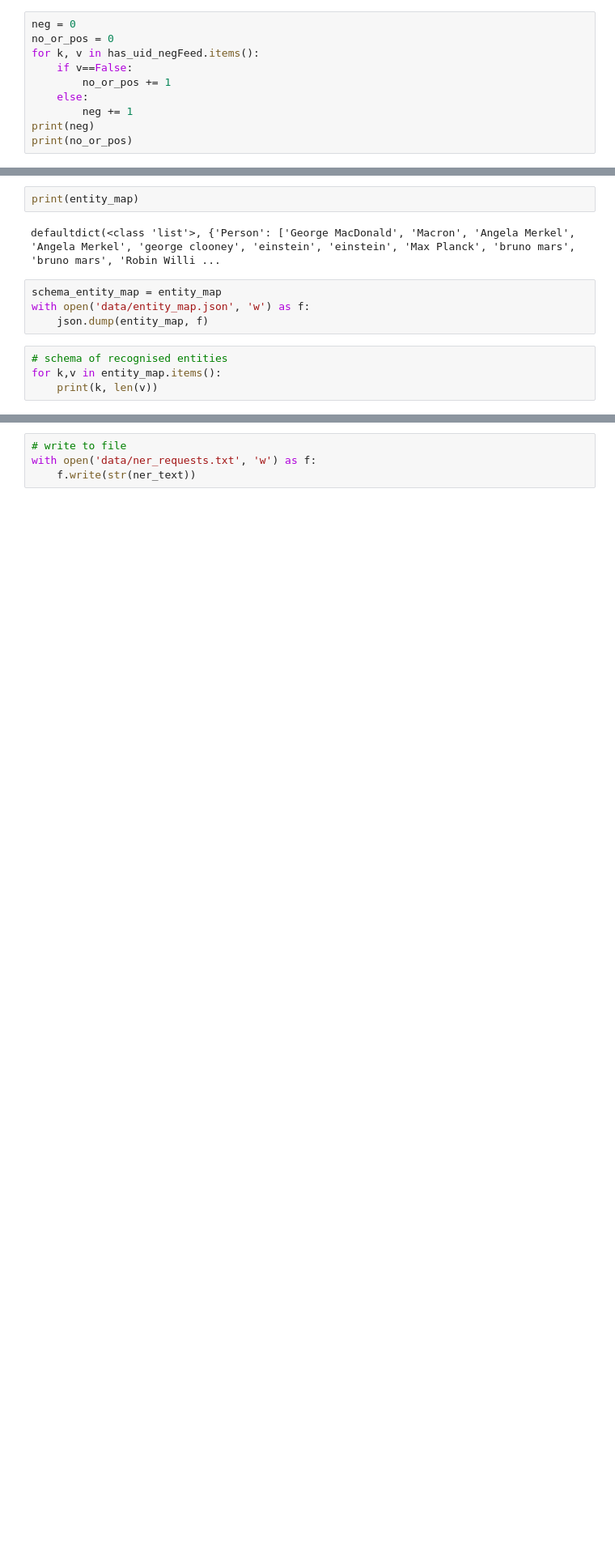
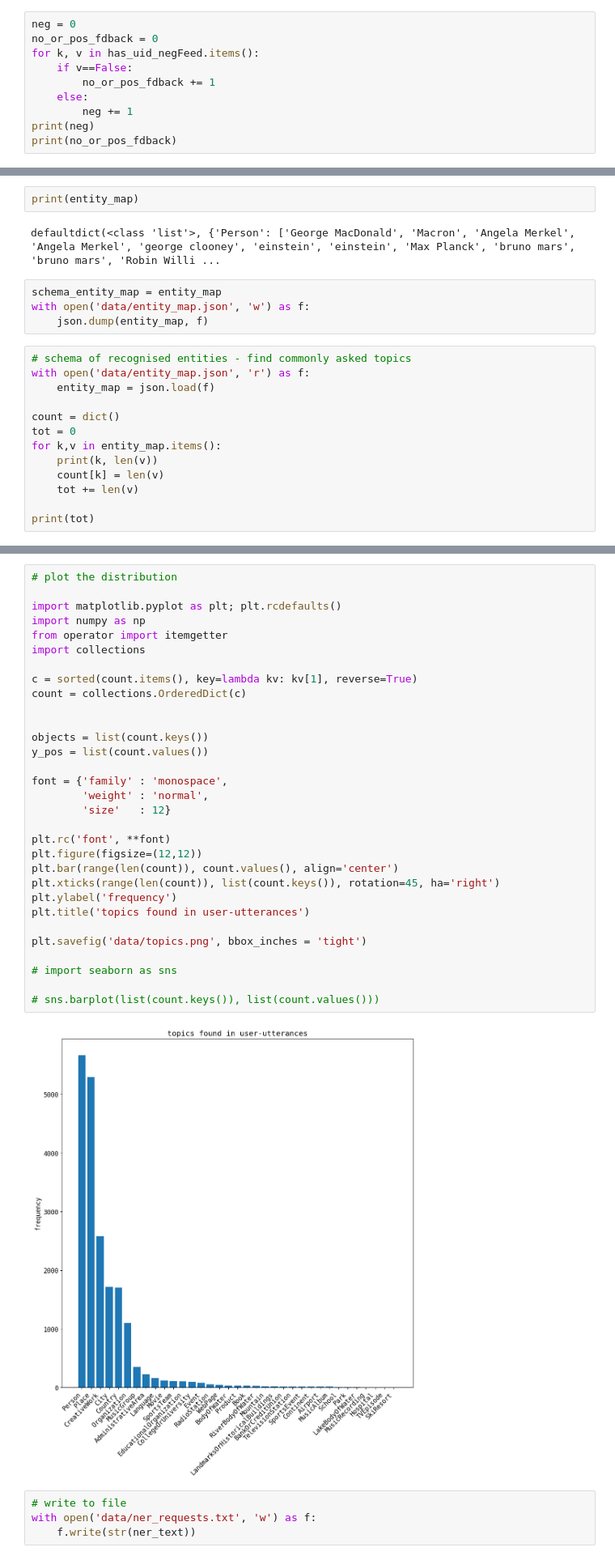
Before and after one commit to dice-group/DBpedia-Chatlog-Analysis, a Jupyter notebook: analysis.ipynb, the cells around one changed output, grey strips where cells are left out. Shown at 81% size. Saved outputs shown, nothing was run; the diff lists cells and outputs as text; blank space fills up the shorter version.

```diff
--- a/analysis.ipynb
+++ b/analysis.ipynb
@@ -118,14 +122,14 @@ has_uid_negFeed:  defaultdict(<function <lambda> at 0x...>, {'dbfaba55-ecc0-42a3
 conv_len_negFeed:  Counter({'ebaeb7ca-1778-4164-adcd-38abf879c255': 604, '02378050-8450-4db4-a67c-627d807d0de9': 137, 'a1c3f566-a1d9-4801-85f0-9f1288602d45': 127, '8770c7e0-7617-42de-a177-b10cb41d6be9 ...
 # %%
 neg = 0
-no_or_pos = 0
+no_or_pos_fdback = 0
 for k, v in has_uid_negFeed.items():
     if v==False:
-        no_or_pos += 1
+        no_or_pos_fdback += 1
     else:
         neg += 1
 print(neg)
-print(no_or_pos)
+print(no_or_pos_fdback)
 # %% [output]
 1982
 5519
@@ -399,8 +404,17 @@ schema_entity_map = entity_map
 with open('data/entity_map.json', 'w') as f:
     json.dump(entity_map, f)
 # %%
-# schema of recognised entities
+# schema of recognised entities - find commonly asked topics
+with open('data/entity_map.json', 'r') as f:
+    entity_map = json.load(f)
+
+count = dict()
+tot = 0
 for k,v in entity_map.items():
     print(k, len(v))
+    count[k] = len(v)
+    tot += len(v)
+
+print(tot)
 # %% [output]
 Person 5661
@@ -423,3 +437,36 @@ SkiResort 1
+# %%
+# plot the distribution
+
+import matplotlib.pyplot as plt; plt.rcdefaults()
+import numpy as np
+from operator import itemgetter
+import collections
+
+c = sorted(count.items(), key=lambda kv: kv[1], reverse=True)
+count = collections.OrderedDict(c)
+
+
+objects = list(count.keys())
+y_pos = list(count.values())
+
+font = {'family' : 'monospace',
+        'weight' : 'normal',
+        'size'   : 12}
+
+plt.rc('font', **font)
+plt.figure(figsize=(12,12))
+plt.bar(range(len(count)), count.values(), align='center')
+plt.xticks(range(len(count)), list(count.keys()), rotation=45, ha='right')
+plt.ylabel('frequency')
+plt.title('topics found in user-utterances')
+
+plt.savefig('data/topics.png', bbox_inches = 'tight')
+
+# import seaborn as sns
+
+# sns.barplot(list(count.keys()), list(count.values()))
+# %% [output]
+[figure, added]
 # %%
 # write to file
 with open('data/ner_requests.txt', 'w') as f:
```
Also changed, not shown: parts of 16 cells of this notebook, 6 other files.
